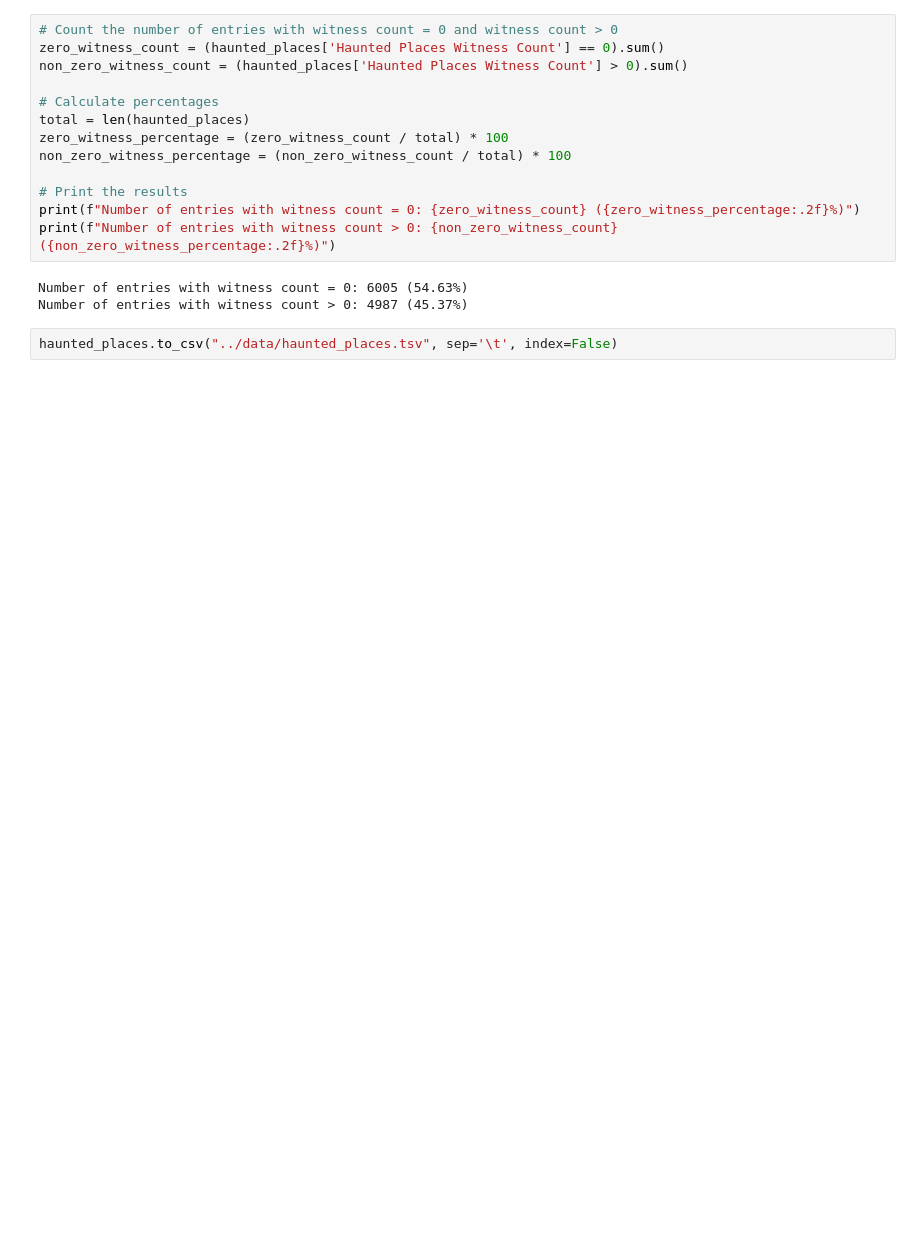
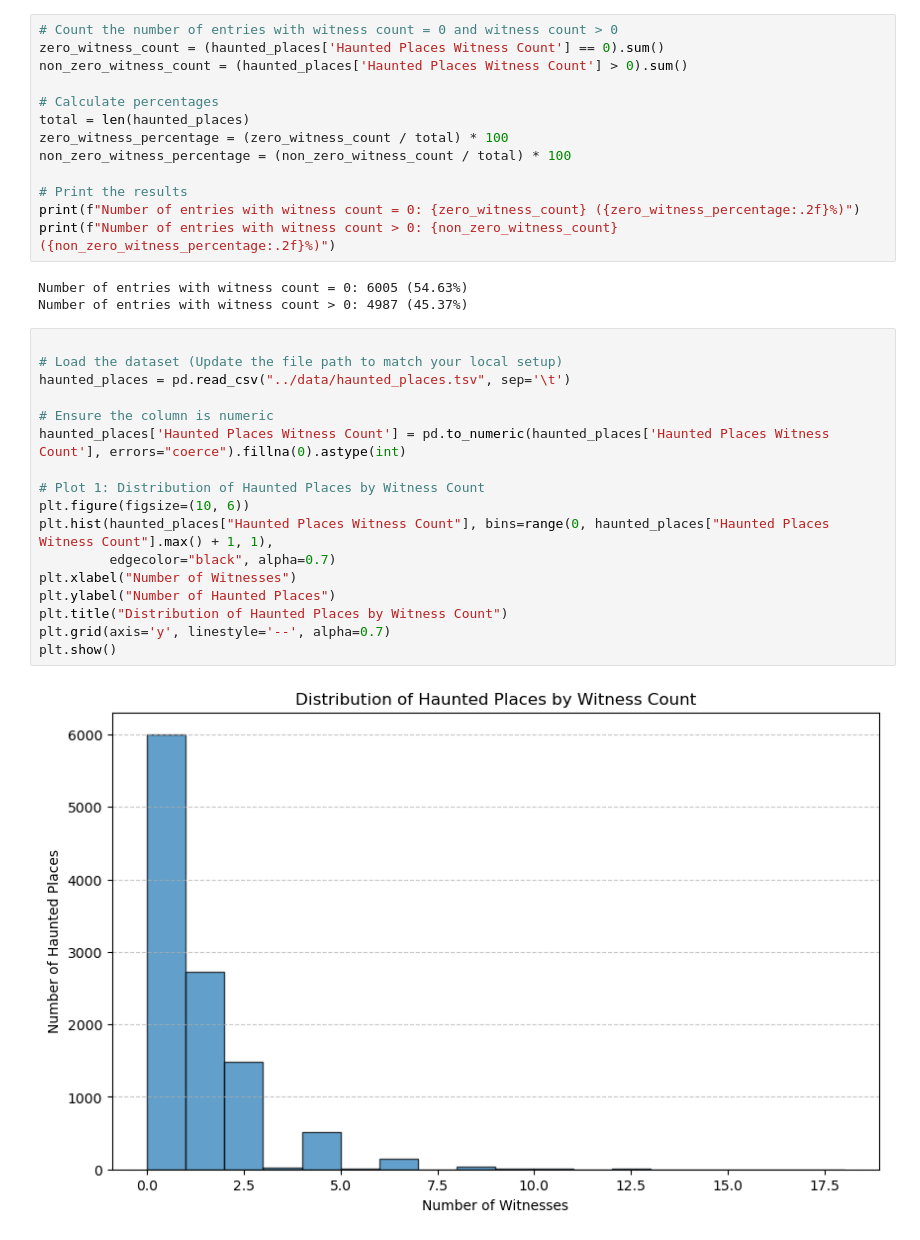
Before and after one commit to maggie-changg/dsci550-assignment1, a Jupyter notebook: source code/Task 4d.ipynb, the cells around one changed output. Saved outputs shown, nothing was run; the diff lists cells and outputs as text; blank space fills up the shorter version.

```diff
--- a/source code/Task 4d.ipynb
+++ b/source code/Task 4d.ipynb
@@ -60,4 +93,21 @@ print(f"Number of entries with witness count > 0: {non_zero_witness_count} ({non
 Number of entries with witness count = 0: 6005 (54.63%)
 Number of entries with witness count > 0: 4987 (45.37%)
 # %%
-haunted_places.to_csv("../data/haunted_places.tsv", sep='\t', index=False)
+
+# Load the dataset (Update the file path to match your local setup)
+haunted_places = pd.read_csv("../data/haunted_places.tsv", sep='\t')
+
+# Ensure the column is numeric
+haunted_places['Haunted Places Witness Count'] = pd.to_numeric(haunted_places['Haunted Places Witness Count'], errors="coerce").fillna(0).astype(int)
+
+# Plot 1: Distribution of Haunted Places by Witness Count
+plt.figure(figsize=(10, 6))
+plt.hist(haunted_places["Haunted Places Witness Count"], bins=range(0, haunted_places["Haunted Places Witness Count"].max() + 1, 1),
+         edgecolor="black", alpha=0.7)
+plt.xlabel("Number of Witnesses")
+plt.ylabel("Number of Haunted Places")
+plt.title("Distribution of Haunted Places by Witness Count")
+plt.grid(axis='y', linestyle='--', alpha=0.7)
+plt.show()
+# %% [output]
+[figure, added]
```
Also changed, not shown: parts of 7 cells of this notebook, 9 other files.
